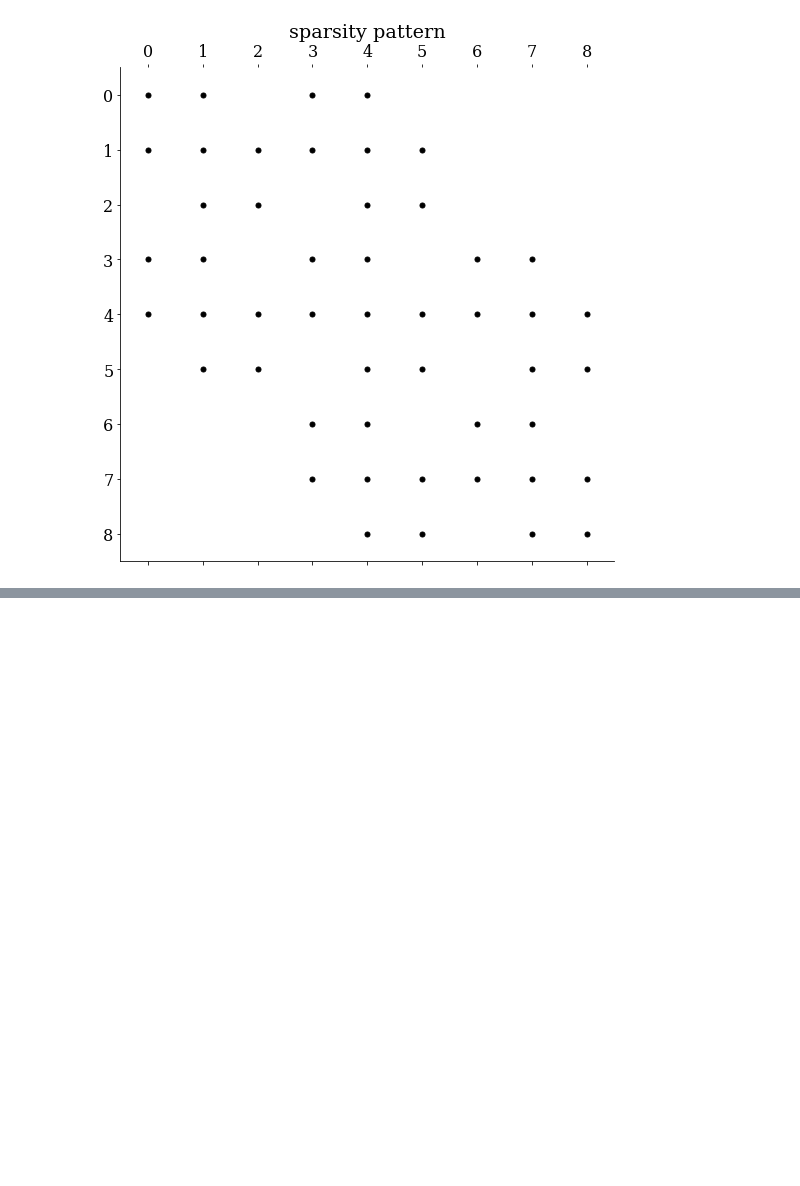
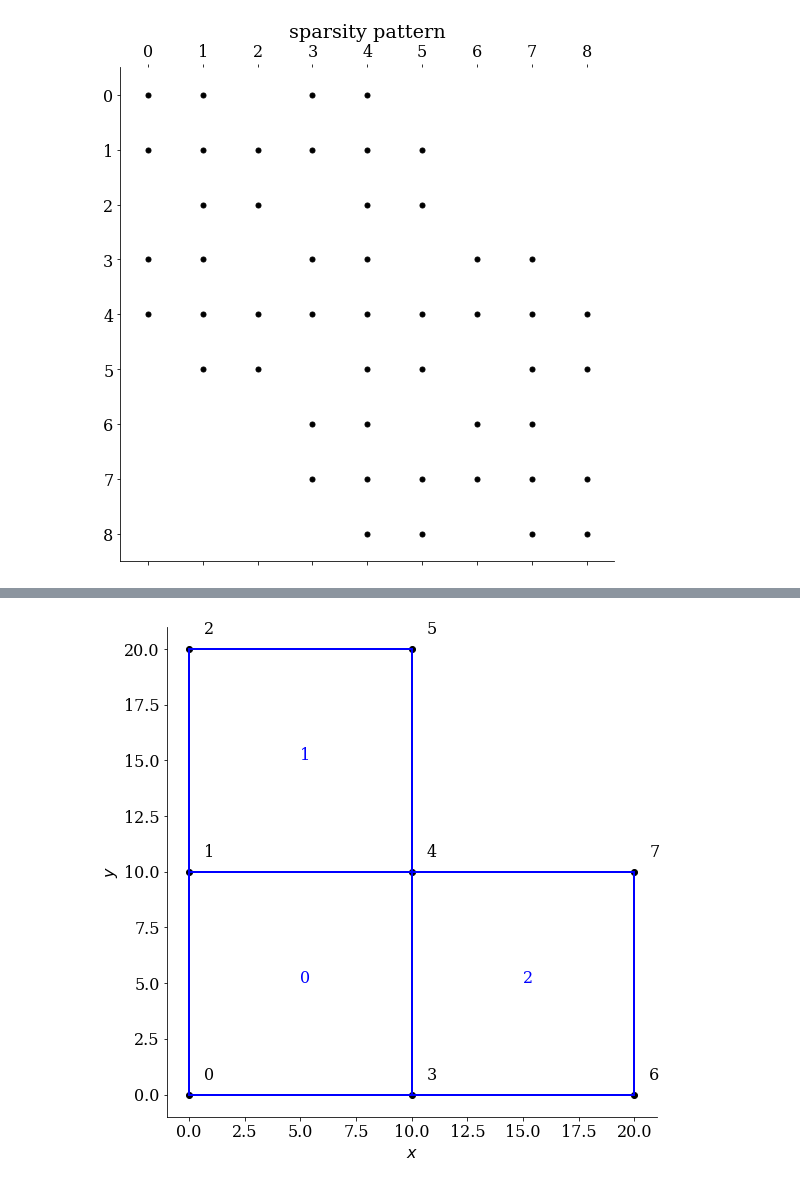
Before and after one commit to nagelt/Numerical_Methods_Introduction, a Jupyter notebook: 2D_FEM.ipynb, the cells around one changed output, grey strips where cells are left out. Saved outputs shown, nothing was run; the diff lists cells and outputs as text; code cells hidden in the pictures; blank space fills up the shorter version.

```diff
--- a/2D_FEM.ipynb
+++ b/2D_FEM.ipynb
@@ -278,3 +281,8 @@ For now without Neumann boundaries and for isotropy.
+# %%
+k = np.diag([1e-14,1e-14])
+k = np.array([[7.6453e-15,4.4140E-15],
+              [4.4140E-15,2.5484E-15]])
+mu = 1e-3
 # %%
 def local_assembler(elem):
     K_loc = np.zeros((4,4))
@@ -382,0 +412,22 @@ array([1. , 1. , 1. , 0.5, 0.5, 0.5, 0. , 0. , 0. ])
+# %%
+#quadratic elements
+dx = 10.
+dy = 10.
+node_list = np.array([[0.0,0.0]]*8)
+for i in range(len(node_list)):
+    node_list[i][0] = int(i/3)*dx
+    node_list[i][1] = (i%3)*dy
+
+connectivity = [[0,3,4,1],[1,4,5,2],[3,6,7,4]]
+element_vector = []
+for i in range(len(connectivity)):
+    element_vector.append(quad4_element([node_list[connectivity[i][0]],
+                                         node_list[connectivity[i][1]],
+                                         node_list[connectivity[i][2]],
+                                         node_list[connectivity[i][3]]],
+                                        connectivity[i]))
+solution = np.array([0.]*len(node_list))
+# %%
+plot_mesh(node_list,element_vector)
+# %% [output]
+[figure, added]
```
Also changed, not shown: parts of 17 cells of this notebook.
